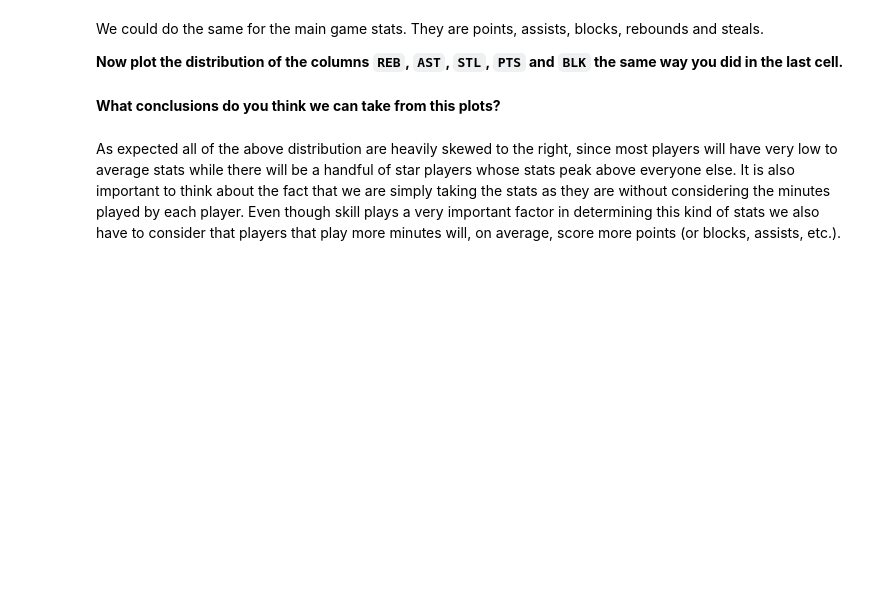
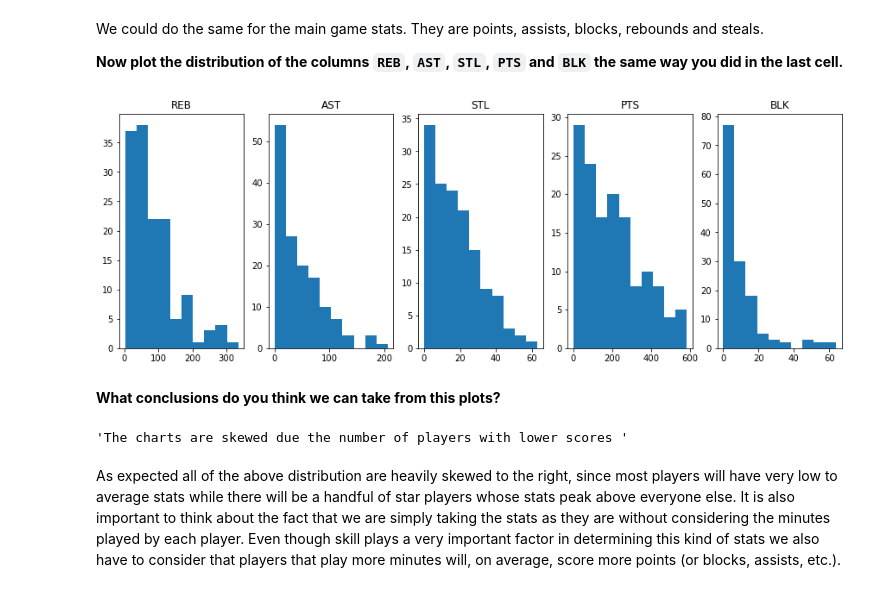
Before and after one commit to ta-data-lis/M2-mini-project2, a Jupyter notebook: your-code/2.-Exploratory-Data-Analysis.ipynb, the cells around one changed output. Cells and saved outputs as stored; diff of their text form; code cells hidden in the pictures; blank space fills up the shorter version.

```diff
--- a/your-code/2.-Exploratory-Data-Analysis.ipynb
+++ b/your-code/2.-Exploratory-Data-Analysis.ipynb
@@ -53,2 +110,19 @@ We could do the same for the main game stats. They are points, assists, blocks,
+# %%
+#your code here
+fig, axs = plt.subplots(1, 5, figsize=(15, 5))
+
+axs[0].hist(wnba['REB'], bins=10)
+axs[1].hist(wnba['AST'], bins=10)
+axs[2].hist(wnba['STL'], bins=10)
+axs[3].hist(wnba['PTS'], bins=10)
+axs[4].hist(wnba['BLK'], bins=10)
+axs[0].set_title('REB')
+axs[1].set_title('AST')
+axs[2].set_title('STL')
+axs[3].set_title('PTS')
+axs[4].set_title('BLK')
+plt.show()
+# %% [output]
+[figure, added]
 # %% [markdown]
 **What conclusions do you think we can take from this plots?**
@@ -57,3 +129,8 @@ We could do the same for the main game stats. They are points, assists, blocks,
+# %%
+#your conclusions here
+'''The charts are skewed due the number of players with lower scores '''
+# %% [output]
+'The charts are skewed due the number of players with lower scores '
 # %% [markdown]
 As expected all of the above distribution are heavily skewed to the right, since most players will have very low to average stats while there will be a handful of star players whose stats peak above everyone else. It is also important to think about the fact that we are simply taking the stats as they are without considering the minutes played by each player. Even though skill plays a very important factor in determining this kind of stats we also have to consider that players that play more minutes will, on average, score more points (or blocks, assists, etc.).
 # %% [markdown]
```
Also changed, not shown: parts of 19 cells of this notebook, 2 other files.
